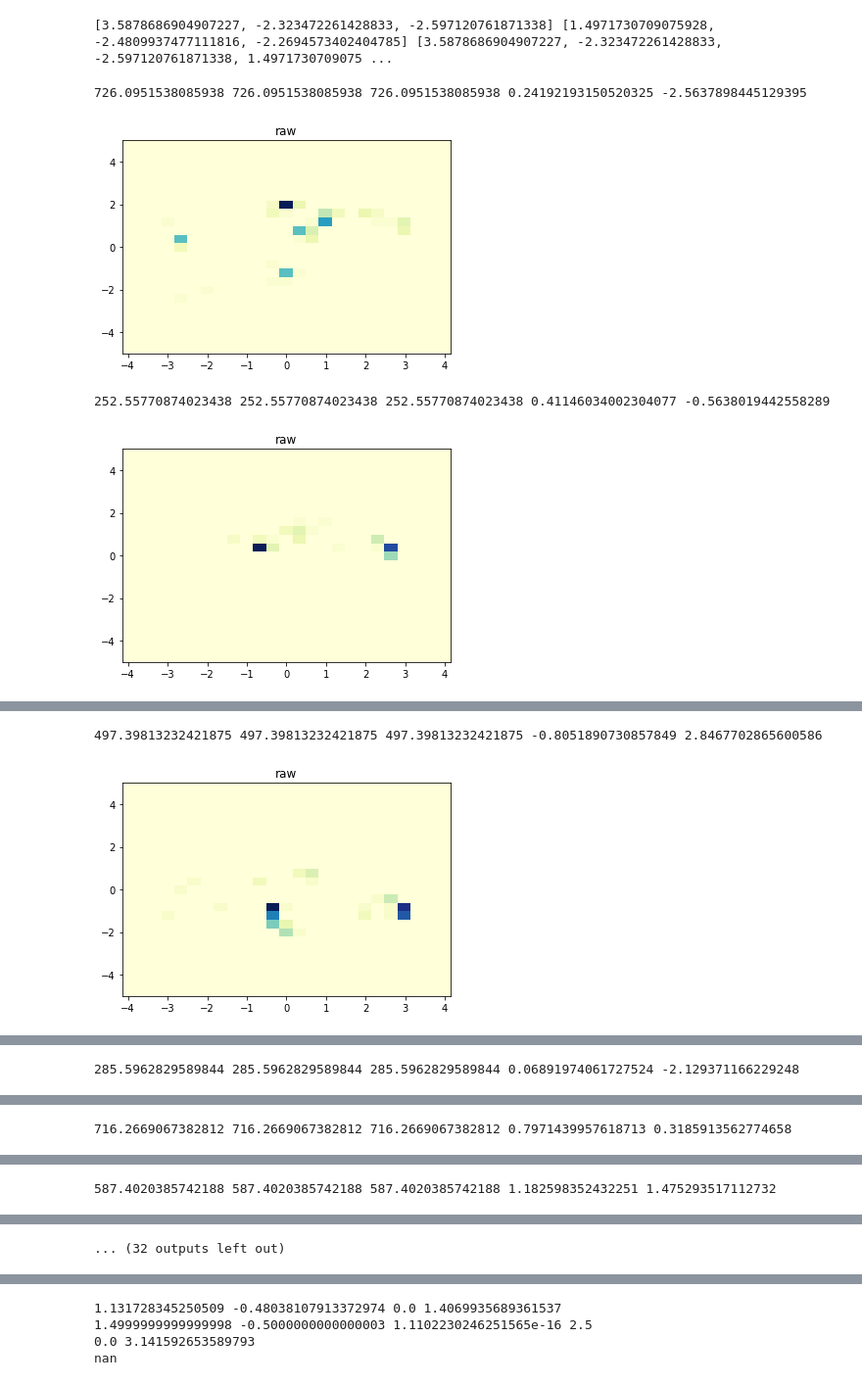
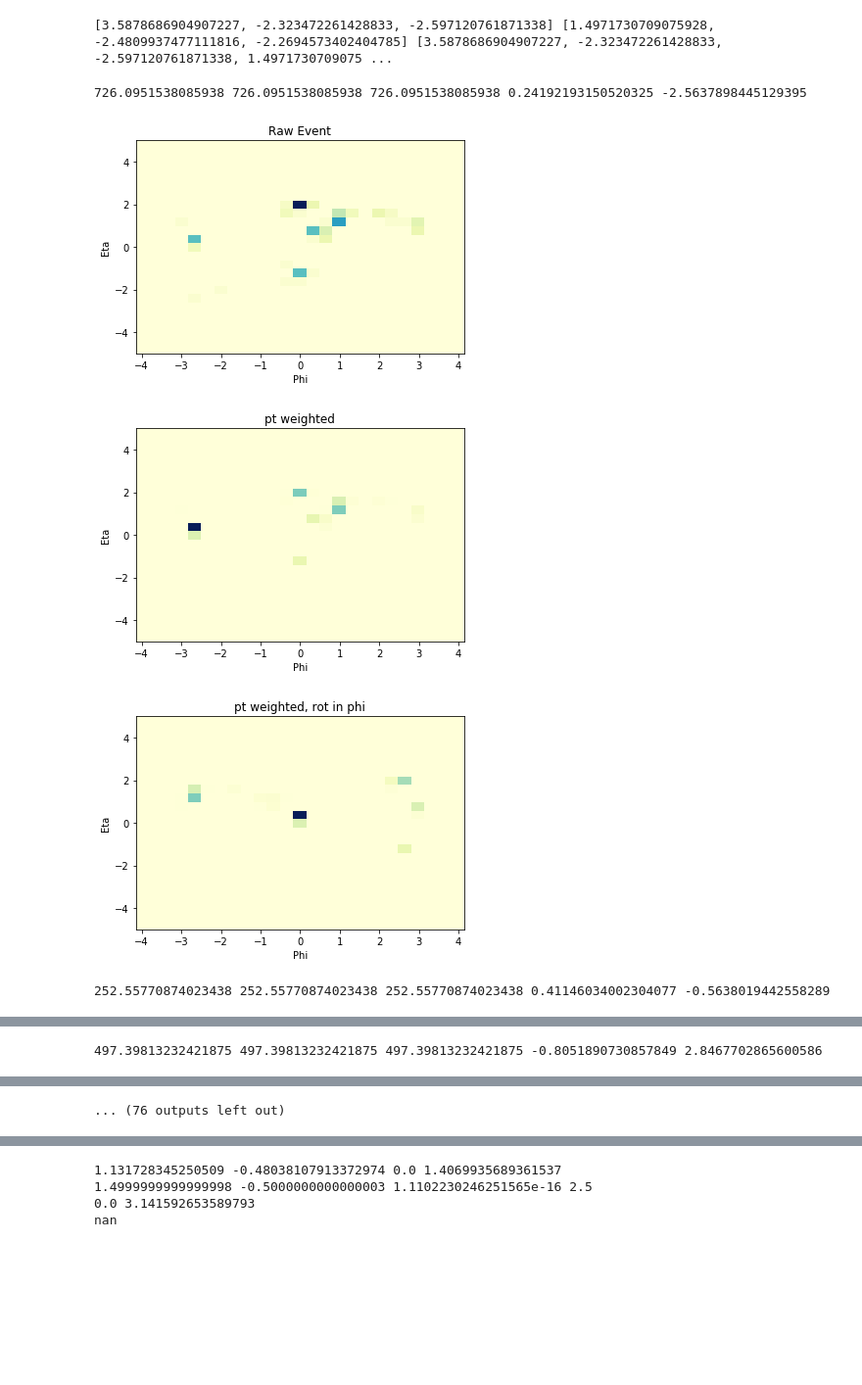
Before and after one commit to neu-physics/anomalyDetection, a Jupyter notebook: preprocessing/exploreData.ipynb, the cells around one changed output, grey strips where cells are left out. Shown at 98% size. Saved outputs shown, nothing was run; the diff lists cells and outputs as text; code cells hidden in the pictures; blank space fills up the shorter version.

```diff
--- a/preprocessing/exploreData.ipynb
+++ b/preprocessing/exploreData.ipynb
@@ -7,7 +7,7 @@ from matplotlib import pyplot as plt
 import uproot, uproot_methods
 import uproot_methods.classes.TLorentzVector as TLorentzVector
 # %%
-bkgFile = pd.read_hdf('/home/btannenw/Desktop/ML/lhcOlympics2020/events_LHCO2020_backgroundMC_Pythia.h5', stop=400)
+bkgFile = pd.read_hdf('/home/btannenw/Desktop/ML/anomalyDetection/lhcOlympics2020/events_LHCO2020_backgroundMC_Pythia.h5', stop=400)
 #blackBox1 = pd.read_hdf('/home/btannenw/Desktop/ML/lhcOlympics2020/events_LHCO2020_BlackBox1.h5', stop=400)
 # %%
 bkgFile
@@ -59,13 +59,16 @@ def getRotatedVectors( _lorentzVectors, _angle=0 , _axis=[1, 0, 0] ):
 
     for _4vector in _lorentzVectors:
         _3vector = np.array([ _4vector.x, _4vector.y, _4vector.z ])
-        #_3vector =
         _3vector = _3vector.dot( r.as_matrix() )
+        _mag3vector = np.sqrt( np.abs( _3vector.dot(_3vector) ) )
 
-        _newPt   = np.sqrt( _3vector[0]*_3vector[0] + _3vector[1]*_3vector[1] )
-        _newEta  = _4vector.eta
-        _newPhi  = np.arctan2( _3vector[1], _3vector[0] )
-        _newMass2 = np.sqrt( _4vector.t*_4vector.t - _3vector.dot( _3vector ) )
+        _newPt    = np.sqrt( _3vector[0]*_3vector[0] + _3vector[1]*_3vector[1] )
+        _newPhi   = np.arctan2( _3vector[1], _3vector[0] )
+        # z = P * cos(theta)
+        _newTheta = np.arccos( _3vector[2] / _mag3vector )
+        #_newEta   = returnEta( _newTheta )
+        _newEta   = -1* np.log(np.tan( (_newTheta)/2) )
+        _newMass2 = np.sqrt( _4vector.t*_4vector.t - _mag3vector*_mag3vector )
         _newMass  = np.sqrt( _newMass2 )
 
         #print("old phi: {}, new phi: {}".format(_4vector.phi, _newPhi))
@@ -103,12 +106,14 @@ for row in range(0, len(bkgFile)):
 
 # *** Make some event-by-event image plots and also do translation to unified frame
 allEta = []
+allTheta = []
 allPhi = []
 allPt  = []
 allPtNormed  = []
 allPhiTrans  = []
 allPhiRot    = []
 allEtaRot    = []
+allThetaRot    = []
 
 plotOpts = dict(bins=(25, 25), range=[[-1*np.pi-1, np.pi+1],[-5.0, 5.0]], cmap=plt.cm.YlGnBu)
 
@@ -116,53 +121,66 @@ for event in range(0, len(newRows)):
     #if event > 1:
     #    break
 
-    _pt  = [ particle[0] for particle in newRows[event] ]
-    _eta = [ particle[1] for particle in newRows[event] ]
-    _phi = [ particle[2] for particle in newRows[event] ]
-    _tlv = [ TLorentzVector.PtEtaPhiMassLorentzVector( particle[0], particle[1], particle[2], 0) for particle in newRows[event] ]
+    _pt    = [ particle[0] for particle in newRows[event] ]
+    _eta   = [ particle[1] for particle in newRows[event] ]
+    _theta = [ returnTheta(x) for x in _eta ]
+    _phi   = [ particle[2] for particle in newRows[event] ]
+    _tlv   = [ TLorentzVector.PtEtaPhiMassLorentzVector( particle[0], particle[1], particle[2], 0) for particle in newRows[event] ]
 
     _highestPtIndex = _pt.index(max(_pt))
     _hardestPhi     = _phi[_highestPtIndex]
     _hardestTheta   = returnTheta(_eta[_highestPtIndex])
     #_hardestPhi = np.pi/2
+    _hardestTheta = np.pi/4
 
     ### rotate by phi
     _tlv_rotatedByPhi = getRotatedVectors( _tlv, _angle = _hardestPhi , _axis=[0, 0, 1] )
     _phi_rot = [ tlv.phi for tlv in _tlv_rotatedByPhi ]
-     _tlv_rotatedByEta = getRotatedVectors( _tlv_rotatedByPhi, _angle = _hardestTheta , _axis=[1, 0, 0] )
-    _eta_rot = [ tlv.eta for tlv in _tlv_rotatedByEta ]
+    _tlv_rotatedByEta = getRotatedVectors( _tlv_rotatedByPhi, _angle = _hardestTheta , _axis=[-1, 0, 0] )
+    #_tlv_rotatedByEta = _tlv_rotatedByPhi
+    _eta_rot   = [ tlv.eta for tlv in _tlv_rotatedByEta ]
+    _theta_rot = [ returnTheta(tlv.eta) for tlv in _tlv_rotatedByEta ]
 
 
     ###
     _phi_trans = [ rotatePhi(p_phi, _hardestPhi) for p_phi in _phi ]
     _pt_normed = [ particle[0]/_pt[_highestPtIndex] for particle in newRows[event] ]
 
     #print(max(_pt), _pt[_highestPtIndex], _eta[_highestPtIndex], _phi[_highestPtIndex])
     print(max(_pt), _pt[_highestPtIndex], _tlv[_highestPtIndex].pt, _tlv[_highestPtIndex].eta, _tlv[_highestPtIndex].phi)
 
 
     allPt       += _pt
     allPtNormed += _pt_normed
     allEta      += _eta
     allEtaRot   += _eta_rot
+    allTheta    += _theta
+    allThetaRot += _theta_rot
 
     allPhi      += _phi
     allPhiTrans += _phi_trans
     allPhiRot   += _phi_rot
 
-    #plt.hist2d( _phi, _eta, **plotOpts )
-    #plt.title('raw')
-    #plt.show()
+    plt.hist2d( _phi, _eta, **plotOpts )
+    plt.title('Raw Event')
+    plt.xlabel('Phi')
+    plt.ylabel('Eta')
+    plt.show()
 
-    #plt.hist2d( _phi, _eta, weights=_pt, **plotOpts)
-    #plt.title('pt weighted')
-    #plt.show()
+    plt.hist2d( _phi, _eta, weights=_pt, **plotOpts)
+    plt.xlabel('Phi')
+    plt.ylabel('Eta')
+    plt.title('pt weighted')
+    plt.show()
 
-    #plt.hist2d( _phi_rot, _eta, weights=_pt, **plotOpts)
-    #plt.title('pt weighted, rot in phi')
-    #plt.show()
+    plt.hist2d( _phi_rot, _eta, weights=_pt, **plotOpts)
+    plt.title('pt weighted, rot in phi')
+    plt.xlabel('Phi')
+    plt.ylabel('Eta')
+    plt.show()
 # %% [output]
 726.0951538085938 726.0951538085938 726.0951538085938 0.24192193150520325 -2.5637898445129395
-[figure, old version]
+[figure, new version]
+[figure, new version]
+[figure, new version]
 252.55770874023438 252.55770874023438 252.55770874023438 0.41146034002304077 -0.5638019442558289
-[figure, old version]
@@ -169,2 +190 @@ for event in range(0, len(newRows)):
 497.39813232421875 497.39813232421875 497.39813232421875 -0.8051890730857849 2.8467702865600586
-[figure, old version]
@@ -171 +194 @@ for event in range(0, len(newRows)):
-285.5962829589844 285.5962829589844 285.5962829589844 0.06891974061727524 -2.129371166229248
+... (76 outputs left out)
@@ -173 +194,0 @@ for event in range(0, len(newRows)):
-716.2669067382812 716.2669067382812 716.2669067382812 0.7971439957618713 0.3185913562774658
@@ -175 +194,0 @@ for event in range(0, len(newRows)):
-587.4020385742188 587.4020385742188 587.4020385742188 1.182598352432251 1.475293517112732
@@ -177 +194,0 @@ for event in range(0, len(newRows)):
-... (32 outputs left out)
```
Also changed, not shown: parts of 4 cells of this notebook, 1 other file.
